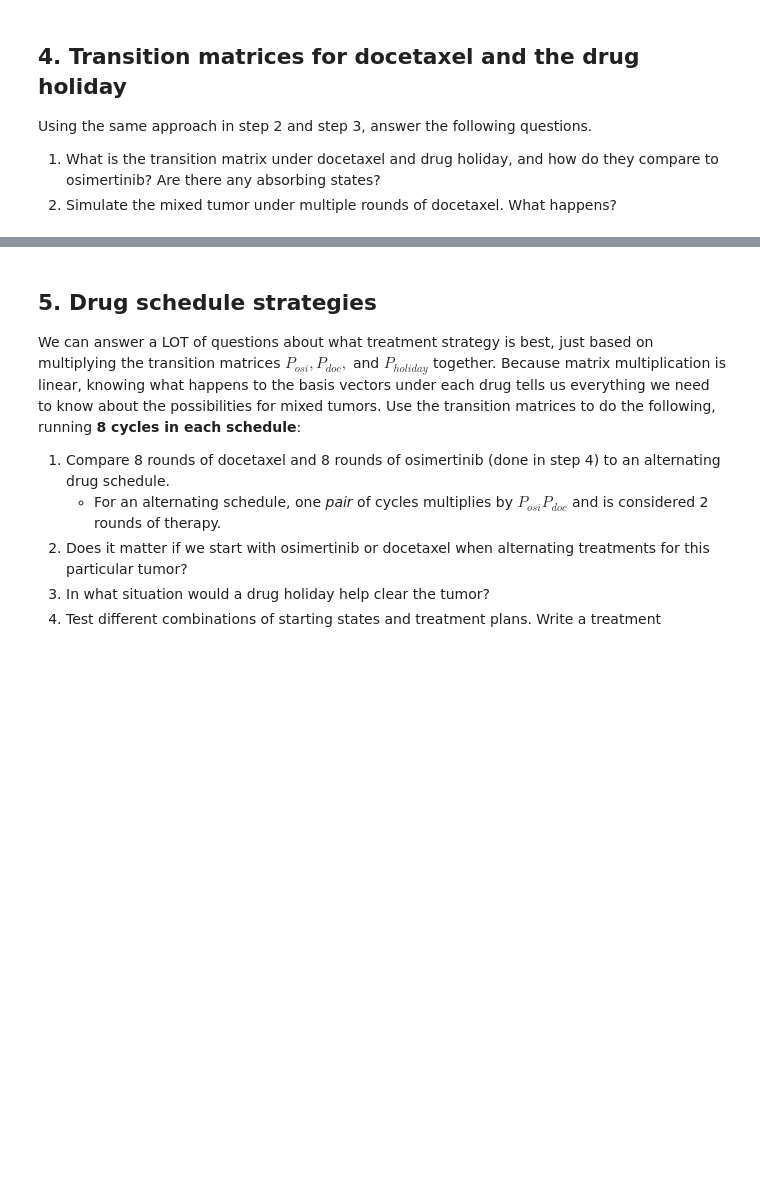
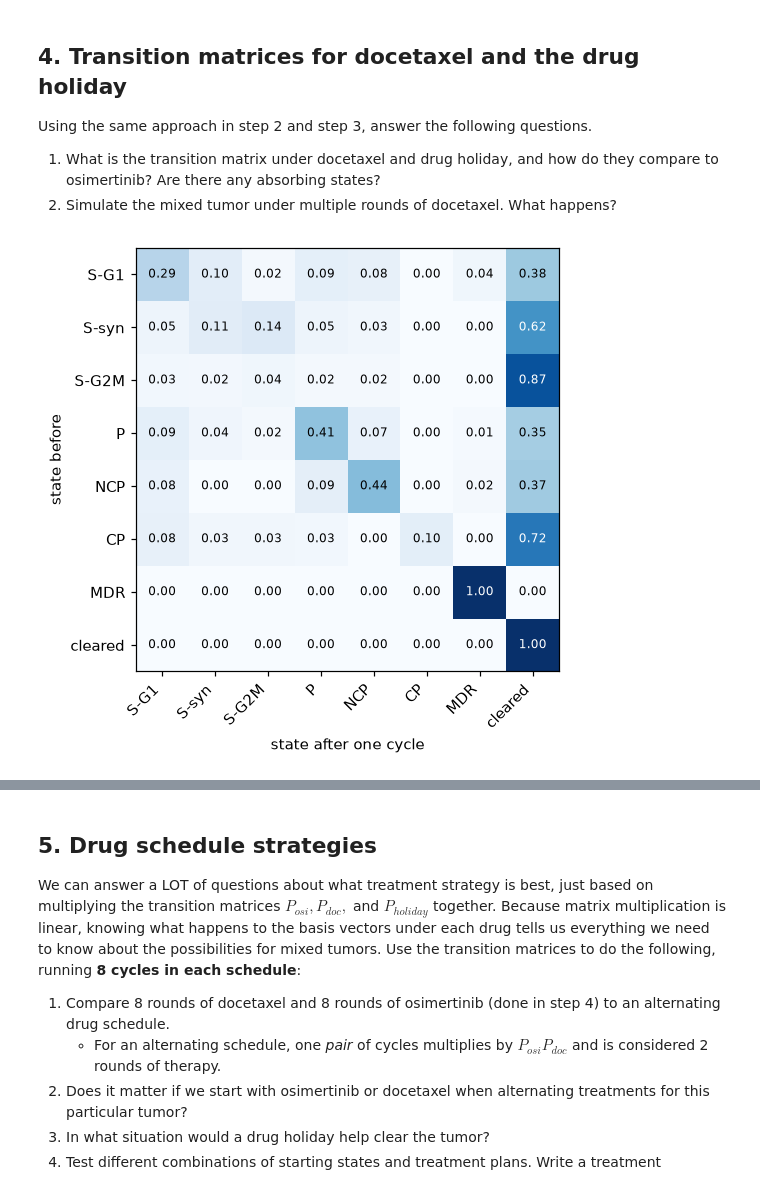
Before and after one commit to kaitlynNMcFadden/uu_markov, a Jupyter notebook: lab_2/Lab09_markov_chain_cells.ipynb, the cells around one changed output, grey strips where cells are left out. Cells and saved outputs as stored; diff of their text form; code cells hidden in the pictures; blank space fills up the shorter version.

```diff
--- a/lab_2/Lab09_markov_chain_cells.ipynb
+++ b/lab_2/Lab09_markov_chain_cells.ipynb
@@ -239,13 +455,39 @@ Using the same approach in step 2 and step 3, answer the following questions.
 
 1. What is the transition matrix under docetaxel and drug holiday, and how do they compare to osimertinib? Are there any absorbing states?
 2. Simulate the mixed tumor under multiple rounds of docetaxel. What happens?
+# %%
+def get_p_hat(experiment):
+    df = cells[cells["experiment"] == experiment]
+    at_A = df[df.timepoint == "A"][["lineage_tag", "state"]]
+    at_B = df[df.timepoint == "B"][["lineage_tag", "state"]]
+
+    pairs = pd.merge(at_A, at_B, on="lineage_tag", how="left", suffixes=("_A", "_B"))
+    pairs["state_B"] = pairs["state_B"].fillna("cleared")
+
+    STATES = [s for s in STATE_ORDER if s in set(cells["state"])]
+    OUTCOMES = STATES + ["cleared"]
+
+    counts = (pd.crosstab(pairs.state_A, pairs.state_B)
+                .reindex(index=STATES, columns=OUTCOMES, fill_value=0))
+    P_hat = counts.div(counts.sum(axis=1), axis=0)
+
+    P_hat.loc["cleared"] = pd.Series({rowname: (1 if rowname == "cleared" else 0) for rowname in P_hat.columns})
+
+    return P_hat
 # %%
 ##Add code here
 # keep these as 8x8 numpy arrays (with the cleared row): the random walks index rows by position
 P_osi = P_hat.to_numpy()
 
-P_doc = ...       # TODO
+# TODO
+P_doc_df = get_p_hat('docetaxel')
+P_doc = P_doc_df.to_numpy()
 
-P_holiday = ...   # TODO
+# TODO
+P_holiday_df = get_p_hat('untreated')
+P_holiday = P_holiday_df.to_numpy()
 # %%
 #Plot the transition matrices for docetaxel and the drug holiday.
+show_matrix(P_doc_df)
+# %% [output]
+[figure, added]
```
Also changed, not shown: parts of 28 cells of this notebook, 11 other files.
